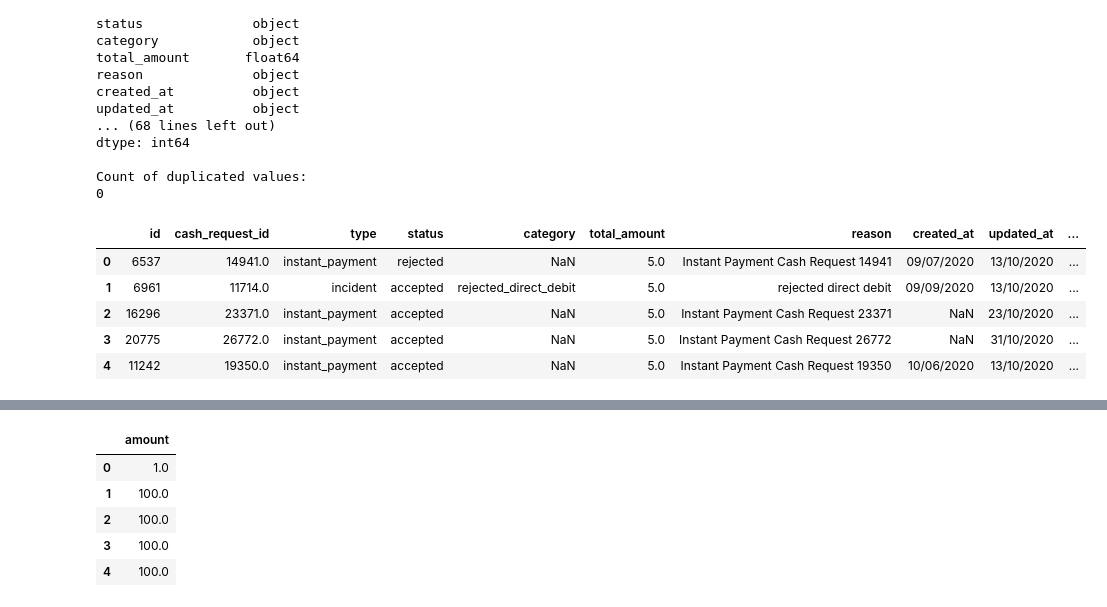
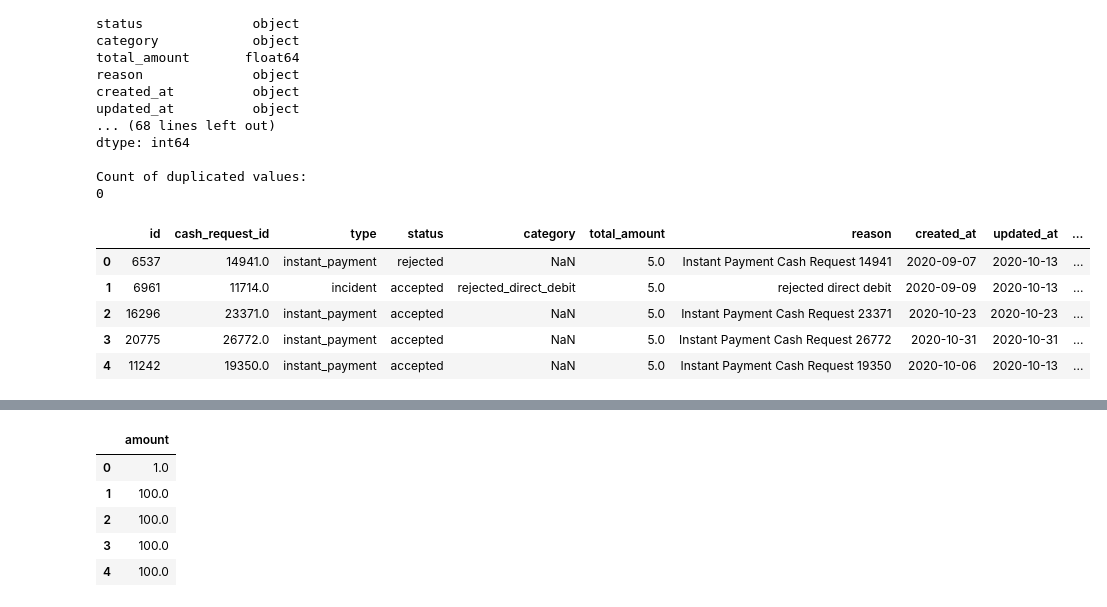
Before and after one commit to JayEm65/project-1-ironhack-payments-2-en, a Jupyter notebook: main.ipynb, the cells around one changed output, grey strips where cells are left out. Drawn from its saved outputs; the diff is of its cells as text; code cells hidden in the pictures.

```diff
--- a/main.ipynb
+++ b/main.ipynb
@@ -87,14 +111,18 @@ Count of duplicated values:
 0
 # %%
 cl.convert_dates(fees, cl.fees_data_date_columns)
+
+# Re-check and ensure correct data types in cfees:
+cl.ensure_correct_data_types(fees, cl.fees_data_date_columns)
+
 fees.head()
 # %% [output]
 |  | id | cash_request_id | type | status | category | total_amount | reason | created_at | updated_at | ... |
-| 0 | 6537 | 14941.0 | instant_payment | rejected | NaN | 5.0 | Instant Payment Cash Request 14941 | 09/07/2020 | 13/10/2020 | ... |
-| 1 | 6961 | 11714.0 | incident | accepted | rejected_direct_debit | 5.0 | rejected direct debit | 09/09/2020 | 13/10/2020 | ... |
-| 2 | 16296 | 23371.0 | instant_payment | accepted | NaN | 5.0 | Instant Payment Cash Request 23371 | NaN | 23/10/2020 | ... |
-| 3 | 20775 | 26772.0 | instant_payment | accepted | NaN | 5.0 | Instant Payment Cash Request 26772 | NaN | 31/10/2020 | ... |
-| 4 | 11242 | 19350.0 | instant_payment | accepted | NaN | 5.0 | Instant Payment Cash Request 19350 | 10/06/2020 | 13/10/2020 | ... |
+| 0 | 6537 | 14941.0 | instant_payment | rejected | NaN | 5.0 | Instant Payment Cash Request 14941 | 2020-09-07 | 2020-10-13 | ... |
+| 1 | 6961 | 11714.0 | incident | accepted | rejected_direct_debit | 5.0 | rejected direct debit | 2020-09-09 | 2020-10-13 | ... |
+| 2 | 16296 | 23371.0 | instant_payment | accepted | NaN | 5.0 | Instant Payment Cash Request 23371 | 2020-10-23 | 2020-10-23 | ... |
+| 3 | 20775 | 26772.0 | instant_payment | accepted | NaN | 5.0 | Instant Payment Cash Request 26772 | 2020-10-31 | 2020-10-31 | ... |
+| 4 | 11242 | 19350.0 | instant_payment | accepted | NaN | 5.0 | Instant Payment Cash Request 19350 | 2020-10-06 | 2020-10-13 | ... |
 # %%
 cl.rename_col(cash_requests, 'id', 'cash_request_id')
 data_df = cl.merge_df(cash_requests, fees, 'outer', 'cash_request_id')
```
Also changed, not shown: parts of 21 cells of this notebook, 3 other files.
